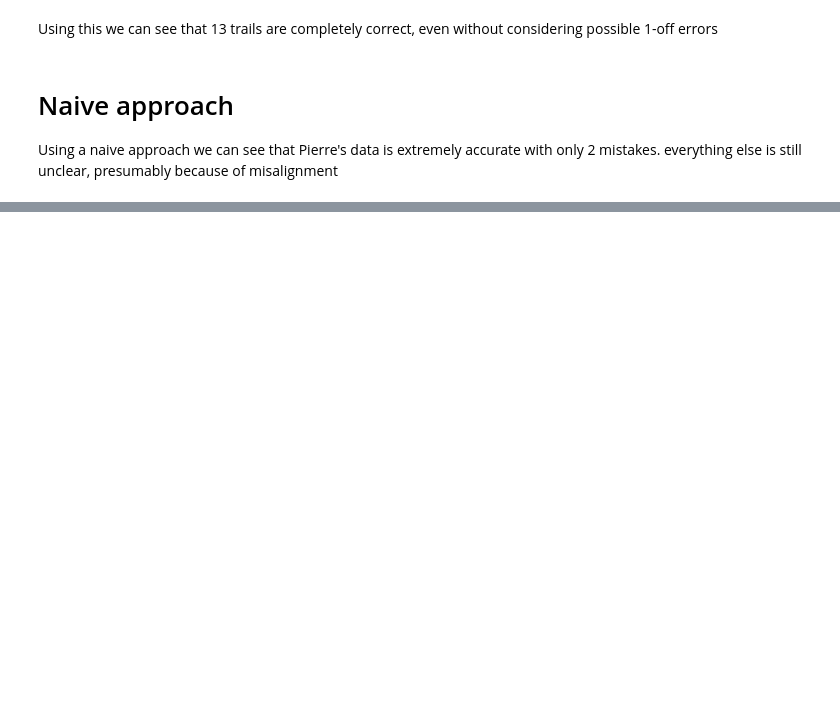
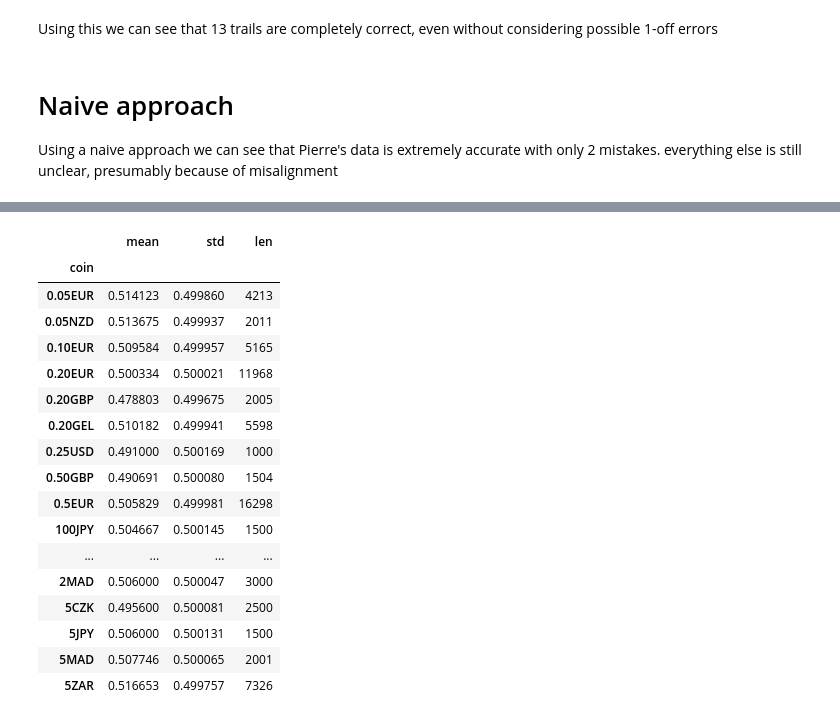
Before and after one commit to AmirSahrani/Thesis, a Jupyter notebook: Audit_notebook.ipynb, the cells around one changed output, grey strips where cells are left out. Cells and saved outputs as stored; diff of their text form; code cells hidden in the pictures; blank space fills up the shorter version.

```diff
--- a/Audit_notebook.ipynb
+++ b/Audit_notebook.ipynb
@@ -322,0 +430,25 @@ ValueError: columns must have matching element counts
+# %%
+f = pd.read_csv('merged.csv')
+df = pd.DataFrame(f)
+# print(df.groupby("factor_coin").mean()['succes'])
+# print(df.groupby("factor_person").mean()['succes'])
+df.groupby('coin')["succes"].agg([np.mean,np.std, len]).sort_index()
+# %% [output]
+|  | mean | std | len |
+| coin |  |  |  |
+| 0.05EUR | 0.514123 | 0.499860 | 4213 |
+| 0.05NZD | 0.513675 | 0.499937 | 2011 |
+| 0.10EUR | 0.509584 | 0.499957 | 5165 |
+| 0.20EUR | 0.500334 | 0.500021 | 11968 |
+| 0.20GBP | 0.478803 | 0.499675 | 2005 |
+| 0.20GEL | 0.510182 | 0.499941 | 5598 |
+| 0.25USD | 0.491000 | 0.500169 | 1000 |
+| 0.50GBP | 0.490691 | 0.500080 | 1504 |
+| 0.5EUR | 0.505829 | 0.499981 | 16298 |
+| 100JPY | 0.504667 | 0.500145 | 1500 |
+| ... | ... | ... | ... |
+| 2MAD | 0.506000 | 0.500047 | 3000 |
+| 5CZK | 0.495600 | 0.500081 | 2500 |
+| 5JPY | 0.506000 | 0.500131 | 1500 |
+| 5MAD | 0.507746 | 0.500065 | 2001 |
+| 5ZAR | 0.516653 | 0.499757 | 7326 |
```
Also changed, not shown: parts of 35 cells of this notebook, 3 other files.
